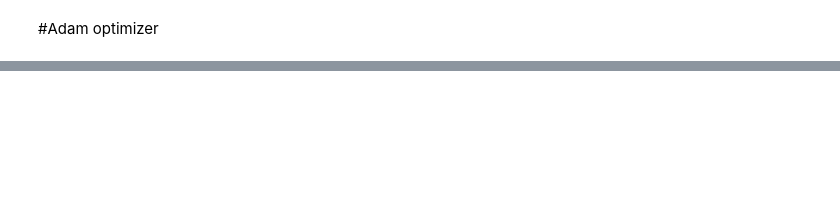
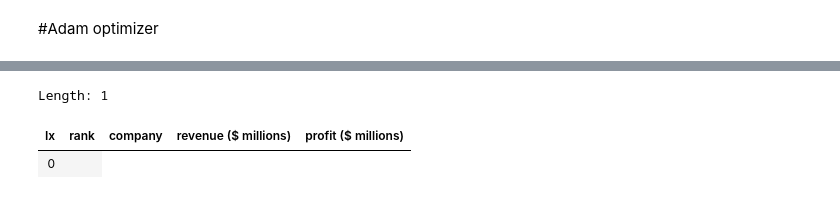
Before and after one commit to nurulc/data-frame, a Jupyter notebook: notebook/frame-test.ipynb, the cells around one changed output, grey strips where cells are left out. Cells and saved outputs as stored; diff of their text form; code cells hidden in the pictures; blank space fills up the shorter version.

```diff
--- a/notebook/frame-test.ipynb
+++ b/notebook/frame-test.ipynb
@@ -735,0 +512,6 @@ Length: 501
+# %%
+var fortune = timeOf(() => new Frame(result.slice(1),result[0],'Fortune')
+                     .sort(["-profit ($ millions)"]))
+//fortune.filter(r => console.log(r.__data[1]))
+fortune.filterRaw(r => r[1] === undefined)
+# %% [output]
@@ -735,0 +519,3 @@ Length: 501
+Length: 1
+| Ix | rank | company | revenue ($ millions) | profit ($ millions) |
+| 0 |  |
```
Also changed, not shown: parts of 36 cells of this notebook, 4 other files.
